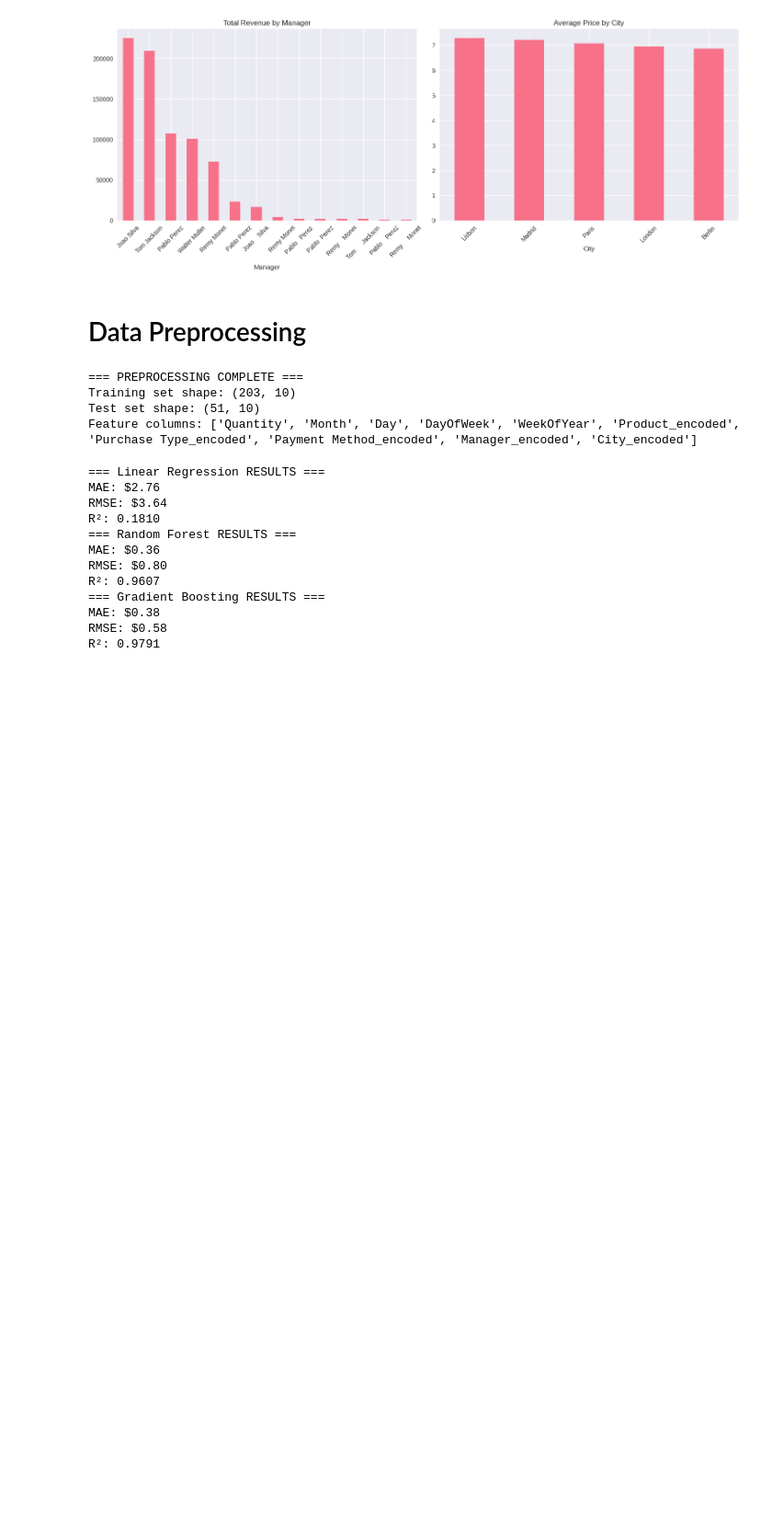
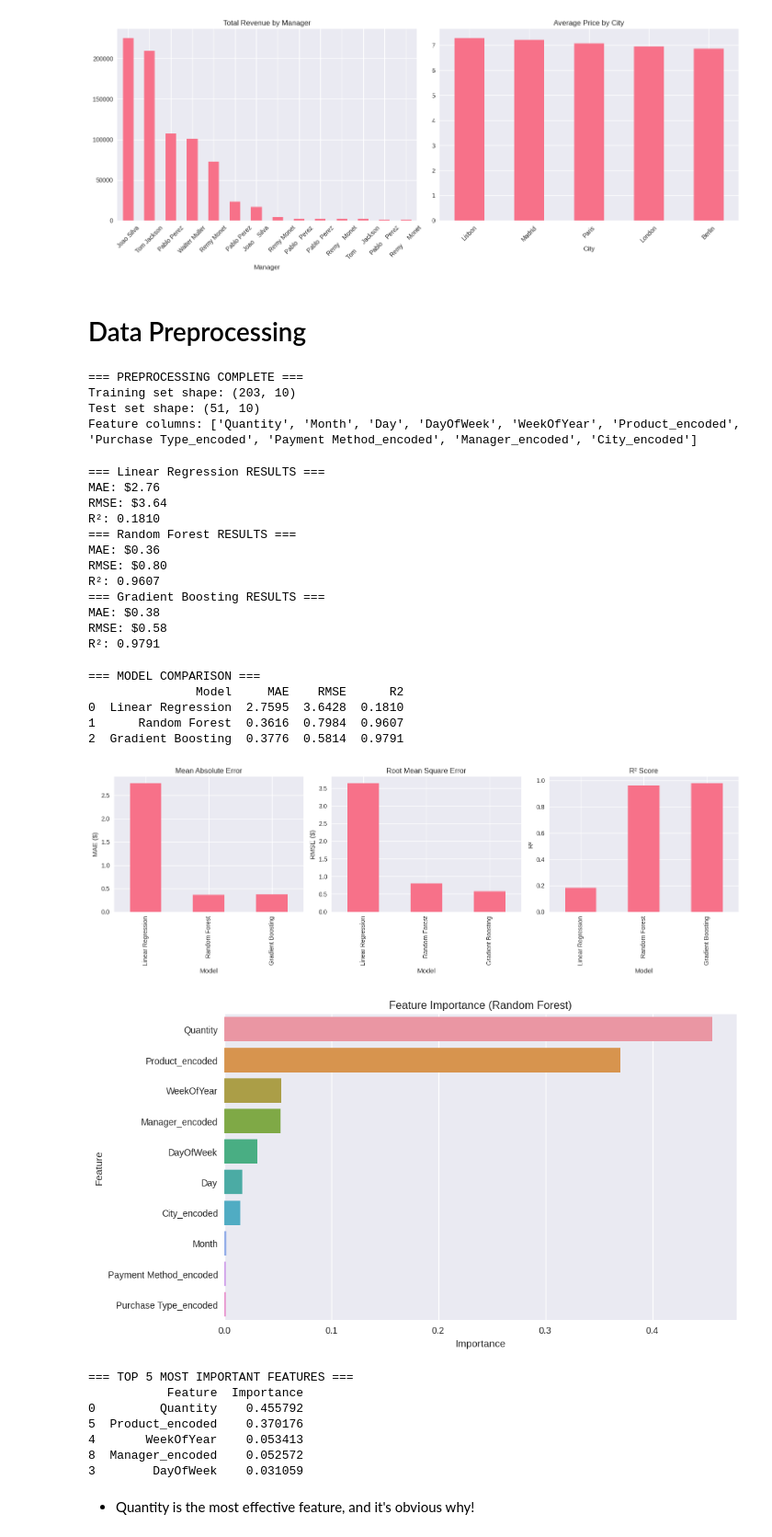
Before and after one commit to alabhastam/Resturant-Sales-prediction, a Jupyter notebook: main.ipynb, the cells around one changed output. Shown at 92% size. Saved outputs shown, nothing was run; the diff lists cells and outputs as text; code cells hidden in the pictures; blank space fills up the shorter version.

Commit message:
Kaggle Notebook | Resturant-Sales-analysis | feature importance

```diff
--- a/main.ipynb
+++ b/main.ipynb
@@ -313,3 +313,68 @@ R²: 0.9607
 MAE: $0.38
 RMSE: $0.58
 R²: 0.9791
+# %%
+# Compare models
+comparison_df = pd.DataFrame({
+    'Model': list(results.keys()),
+    'MAE': [results[model]['MAE'] for model in results.keys()],
+    'RMSE': [results[model]['RMSE'] for model in results.keys()],
+    'R2': [results[model]['R2'] for model in results.keys()]
+})
+
+print("=== MODEL COMPARISON ===")
+print(comparison_df.round(4))
+
+# Visualize model performance
+plt.figure(figsize=(15, 5))
+
+plt.subplot(1, 3, 1)
+comparison_df.set_index('Model')['MAE'].plot(kind='bar')
+plt.title('Mean Absolute Error')
+plt.ylabel('MAE ($)')
+
+plt.subplot(1, 3, 2)
+comparison_df.set_index('Model')['RMSE'].plot(kind='bar')
+plt.title('Root Mean Square Error')
+plt.ylabel('RMSE ($)')
+
+plt.subplot(1, 3, 3)
+comparison_df.set_index('Model')['R2'].plot(kind='bar')
+plt.title('R² Score')
+plt.ylabel('R²')
+
+plt.tight_layout()
+plt.show()
+
+# Feature importance for tree-based models
+if 'Random Forest' in results:
+    plt.figure(figsize=(10, 6))
+    rf_model = results['Random Forest']['Model']
+    feature_importance = pd.DataFrame({
+        'Feature': feature_columns,
+        'Importance': rf_model.feature_importances_
+    }).sort_values('Importance', ascending=False)
+
+    sns.barplot(data=feature_importance, x='Importance', y='Feature')
+    plt.title('Feature Importance (Random Forest)')
+    plt.show()
+
+    print("=== TOP 5 MOST IMPORTANT FEATURES ===")
+    print(feature_importance.head())
+# %% [output]
+=== MODEL COMPARISON ===
+               Model     MAE    RMSE      R2
+0  Linear Regression  2.7595  3.6428  0.1810
+1      Random Forest  0.3616  0.7984  0.9607
+2  Gradient Boosting  0.3776  0.5814  0.9791
+[figure, added]
+[figure, added]
+=== TOP 5 MOST IMPORTANT FEATURES ===
+           Feature  Importance
+0         Quantity    0.455792
+5  Product_encoded    0.370176
+4       WeekOfYear    0.053413
+8  Manager_encoded    0.052572
+3        DayOfWeek    0.031059
+# %% [markdown]
+* Quantity is the most effective feature, and it's obvious why!
```
